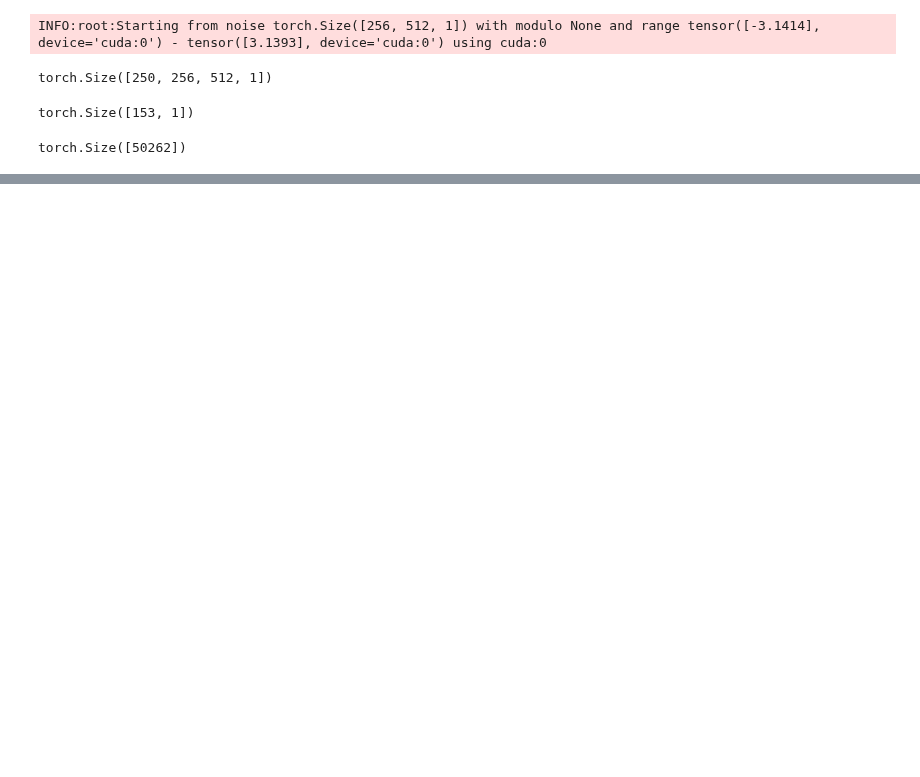
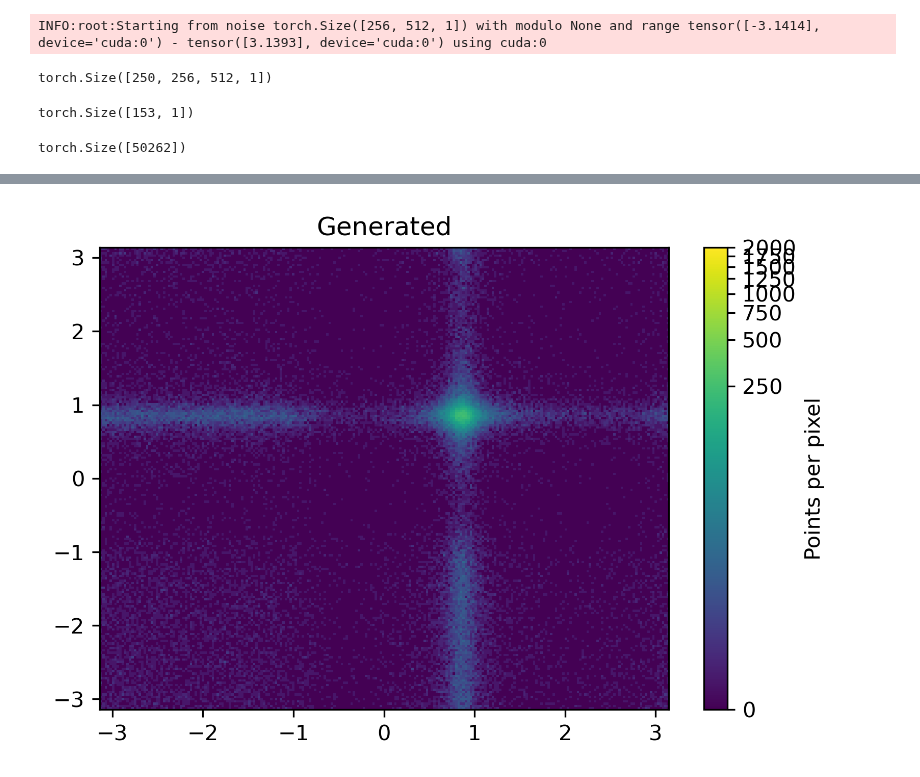
Before and after one commit to microsoft/foldingdiff, a Jupyter notebook: jupyter/sample_single.ipynb, the cells around one changed output, grey strips where cells are left out. Drawn from its saved outputs; the diff is of its cells as text; code cells hidden in the pictures; blank space fills up the shorter version.

```diff
--- a/jupyter/sample_single.ipynb
+++ b/jupyter/sample_single.ipynb
@@ -195,0 +202,6 @@ fig.show()
+# %%
+importlib.reload(plotting)
+
+plotting.plot_consecutive_heatmap(final_sampled, title='Generated').show()
+# %% [output]
+[figure, added]
```
Also changed, not shown: parts of 7 cells of this notebook, 1 other file.
